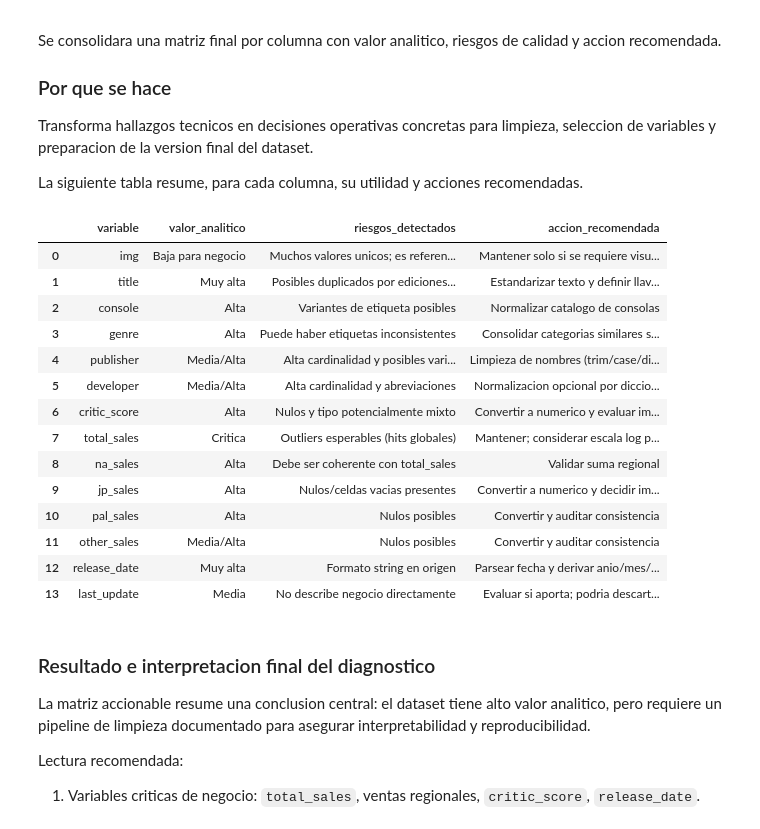
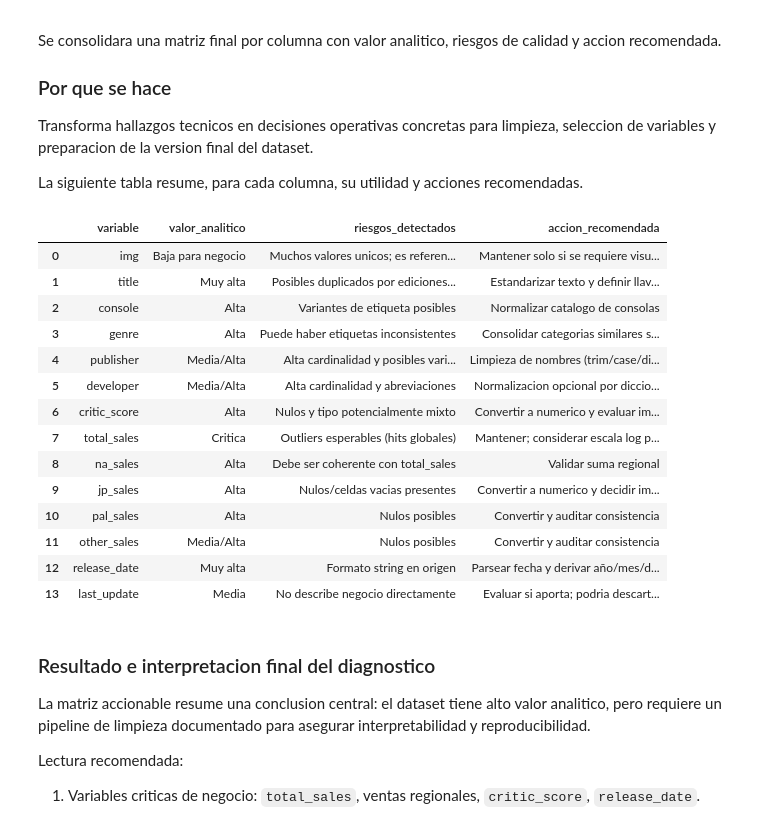
Before and after one commit to NacisCric-2908/mineria, a Jupyter notebook: videoGames/videoGames.ipynb, the cells around one changed output. Saved outputs shown, nothing was run; the diff lists cells and outputs as text; code cells hidden in the pictures.

```diff
--- a/videoGames/videoGames.ipynb
+++ b/videoGames/videoGames.ipynb
@@ -786,35 +1204,35 @@ diagnostico = pd.DataFrame([
     ['img', 'Baja para negocio', 'Muchos valores unicos; es referencia multimedia', 'Mantener solo si se requiere visualizacion de portadas'],
     ['title', 'Muy alta', 'Posibles duplicados por ediciones/plataformas', 'Estandarizar texto y definir llave de juego'],
     ['console', 'Alta', 'Variantes de etiqueta posibles', 'Normalizar catalogo de consolas'],
     ['genre', 'Alta', 'Puede haber etiquetas inconsistentes', 'Consolidar categorias similares si aplica'],
     ['publisher', 'Media/Alta', 'Alta cardinalidad y posibles variantes', 'Limpieza de nombres (trim/case/diccionario)'],
     ['developer', 'Media/Alta', 'Alta cardinalidad y abreviaciones', 'Normalizacion opcional por diccionario'],
     ['critic_score', 'Alta', 'Nulos y tipo potencialmente mixto', 'Convertir a numerico y evaluar imputacion/no imputacion'],
     ['total_sales', 'Critica', 'Outliers esperables (hits globales)', 'Mantener; considerar escala log para modelado'],
     ['na_sales', 'Alta', 'Debe ser coherente con total_sales', 'Validar suma regional'],
     ['jp_sales', 'Alta', 'Nulos/celdas vacias presentes', 'Convertir a numerico y decidir imputacion'],
     ['pal_sales', 'Alta', 'Nulos posibles', 'Convertir y auditar consistencia'],
     ['other_sales', 'Media/Alta', 'Nulos posibles', 'Convertir y auditar consistencia'],
-    ['release_date', 'Muy alta', 'Formato string en origen', 'Parsear fecha y derivar anio/mes/decada'],
+    ['release_date', 'Muy alta', 'Formato string en origen', 'Parsear fecha y derivar año/mes/decada'],
     ['last_update', 'Media', 'No describe negocio directamente', 'Evaluar si aporta; podria descartarse segun objetivo']
 ], columns=['variable', 'valor_analitico', 'riesgos_detectados', 'accion_recomendada'])
 
 diagnostico
 # %% [output]
 |  | variable | valor_analitico | riesgos_detectados | accion_recomendada |
 | 0 | img | Baja para negocio | Muchos valores unicos; es referen... | Mantener solo si se requiere visu... |
 | 1 | title | Muy alta | Posibles duplicados por ediciones... | Estandarizar texto y definir llav... |
 | 2 | console | Alta | Variantes de etiqueta posibles | Normalizar catalogo de consolas |
 | 3 | genre | Alta | Puede haber etiquetas inconsistentes | Consolidar categorias similares s... |
 | 4 | publisher | Media/Alta | Alta cardinalidad y posibles vari... | Limpieza de nombres (trim/case/di... |
 | 5 | developer | Media/Alta | Alta cardinalidad y abreviaciones | Normalizacion opcional por diccio... |
 | 6 | critic_score | Alta | Nulos y tipo potencialmente mixto | Convertir a numerico y evaluar im... |
 | 7 | total_sales | Critica | Outliers esperables (hits globales) | Mantener; considerar escala log p... |
 | 8 | na_sales | Alta | Debe ser coherente con total_sales | Validar suma regional |
 | 9 | jp_sales | Alta | Nulos/celdas vacias presentes | Convertir a numerico y decidir im... |
 | 10 | pal_sales | Alta | Nulos posibles | Convertir y auditar consistencia |
 | 11 | other_sales | Media/Alta | Nulos posibles | Convertir y auditar consistencia |
-| 12 | release_date | Muy alta | Formato string en origen | Parsear fecha y derivar anio/mes/... |
+| 12 | release_date | Muy alta | Formato string en origen | Parsear fecha y derivar año/mes/d... |
 | 13 | last_update | Media | No describe negocio directamente | Evaluar si aporta; podria descart... |
 # %% [markdown]
 ### Resultado e interpretacion final del diagnostico
```
Also changed, not shown: parts of 32 cells of this notebook, 2 other files.
